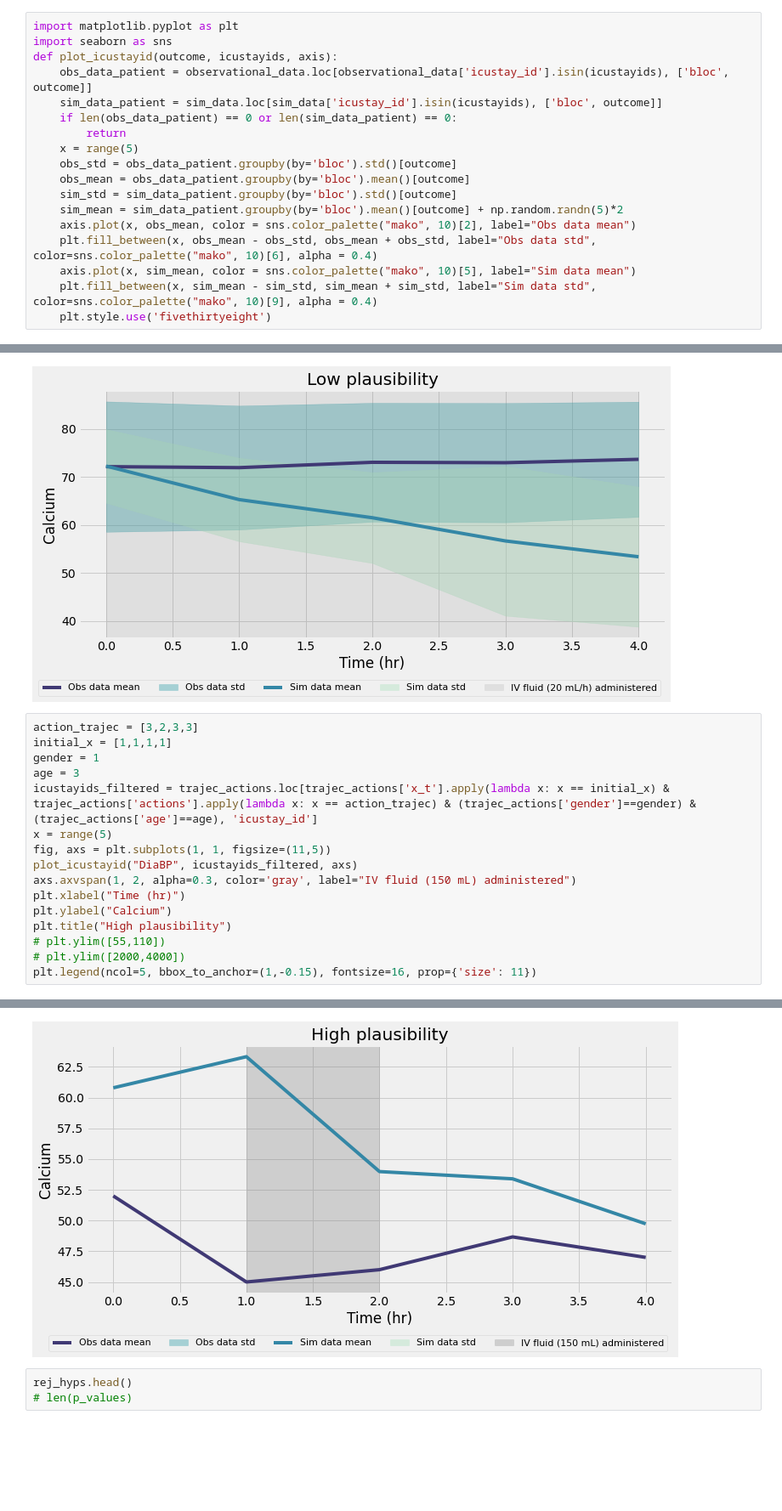
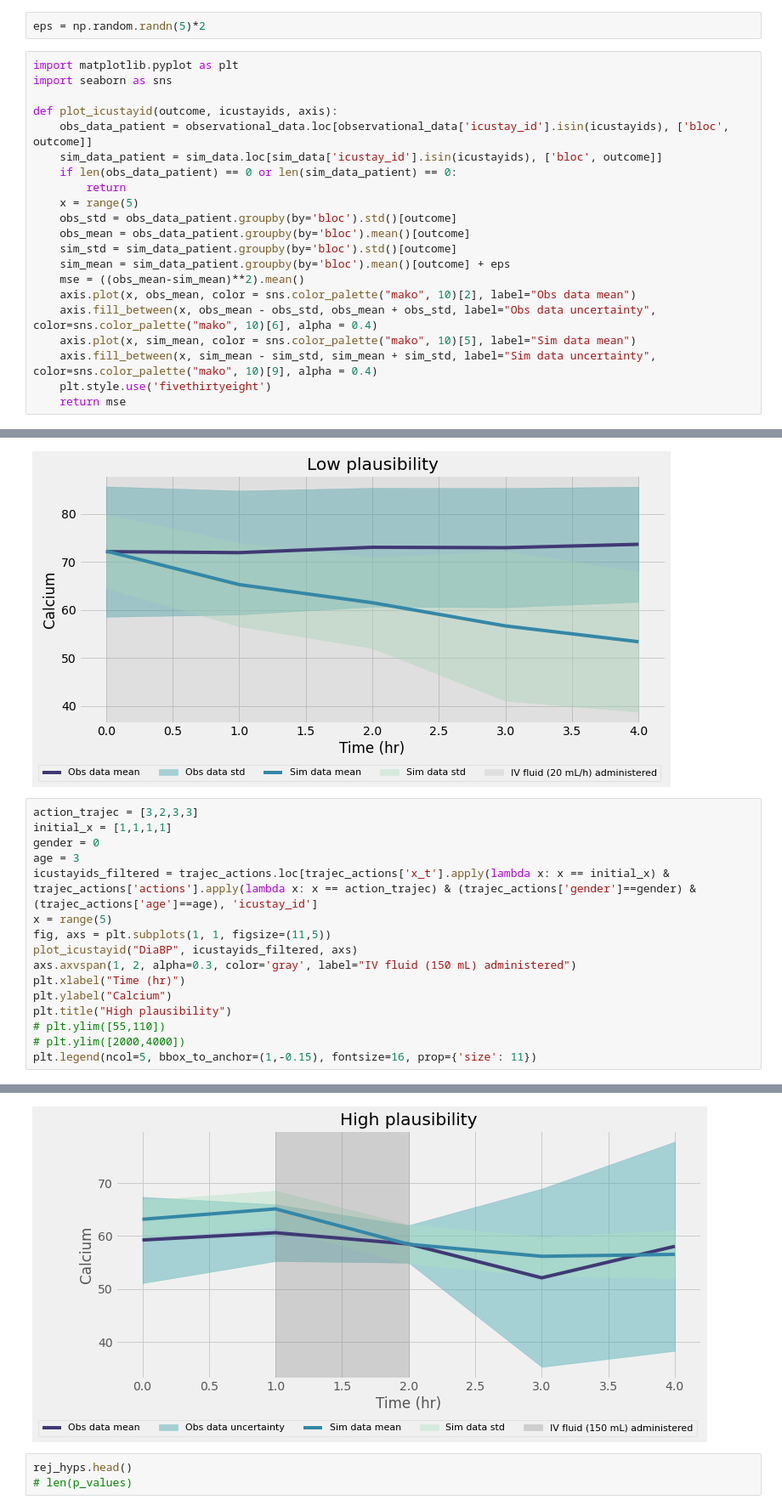
Before and after one commit to faaizT/CausalTwinAssessment, a Jupyter notebook: Hypothesis testing analysis (updated).ipynb, the cells around one changed output, grey strips where cells are left out. Shown at 85% size. Saved outputs shown, nothing was run; the diff lists cells and outputs as text; blank space fills up the shorter version.

```diff
--- a/Hypothesis testing analysis (updated).ipynb
+++ b/Hypothesis testing analysis (updated).ipynb
@@ -405,9 +425,12 @@ rej_hyps
 observational_data.loc[(observational_data['A']==4),'input_1hourly'].max()
 # %% [output]
 19.9997
+# %%
+eps = np.random.randn(5)*2
 # %%
 import matplotlib.pyplot as plt
 import seaborn as sns
+
 def plot_icustayid(outcome, icustayids, axis):
     obs_data_patient = observational_data.loc[observational_data['icustay_id'].isin(icustayids), ['bloc', outcome]]
     sim_data_patient = sim_data.loc[sim_data['icustay_id'].isin(icustayids), ['bloc', outcome]]
@@ -417,9 +440,11 @@ def plot_icustayid(outcome, icustayids, axis):
     obs_std = obs_data_patient.groupby(by='bloc').std()[outcome]
     obs_mean = obs_data_patient.groupby(by='bloc').mean()[outcome]
     sim_std = sim_data_patient.groupby(by='bloc').std()[outcome]
-    sim_mean = sim_data_patient.groupby(by='bloc').mean()[outcome] + np.random.randn(5)*2
+    sim_mean = sim_data_patient.groupby(by='bloc').mean()[outcome] + eps
+    mse = ((obs_mean-sim_mean)**2).mean()
     axis.plot(x, obs_mean, color = sns.color_palette("mako", 10)[2], label="Obs data mean")
-    plt.fill_between(x, obs_mean - obs_std, obs_mean + obs_std, label="Obs data std", color=sns.color_palette("mako", 10)[6], alpha = 0.4)
+    axis.fill_between(x, obs_mean - obs_std, obs_mean + obs_std, label="Obs data uncertainty", color=sns.color_palette("mako", 10)[6], alpha = 0.4)
     axis.plot(x, sim_mean, color = sns.color_palette("mako", 10)[5], label="Sim data mean")
-    plt.fill_between(x, sim_mean - sim_std, sim_mean + sim_std, label="Sim data std", color=sns.color_palette("mako", 10)[9], alpha = 0.4)
+    axis.fill_between(x, sim_mean - sim_std, sim_mean + sim_std, label="Sim data uncertainty", color=sns.color_palette("mako", 10)[9], alpha = 0.4)
     plt.style.use('fivethirtyeight')
+    return mse
@@ -480,22 +712,22 @@ plt.legend(ncol=5, bbox_to_anchor=(1,-0.15), fontsize=16, prop={'size': 11})
 # %%
 action_trajec = [3,2,3,3]
 initial_x = [1,1,1,1]
-gender = 1
+gender = 0
 age = 3
 icustayids_filtered = trajec_actions.loc[trajec_actions['x_t'].apply(lambda x: x == initial_x) & trajec_actions['actions'].apply(lambda x: x == action_trajec) & (trajec_actions['gender']==gender) & (trajec_actions['age']==age), 'icustay_id']
 x = range(5)
 fig, axs = plt.subplots(1, 1, figsize=(11,5))
 plot_icustayid("DiaBP", icustayids_filtered, axs)
 axs.axvspan(1, 2, alpha=0.3, color='gray', label="IV fluid (150 mL) administered")
 plt.xlabel("Time (hr)")
 plt.ylabel("Calcium")
 plt.title("High plausibility")
 # plt.ylim([55,110])
 # plt.ylim([2000,4000])
 plt.legend(ncol=5, bbox_to_anchor=(1,-0.15), fontsize=16, prop={'size': 11})
 # %% [output]
 <matplotlib.legend.Legend at 0x...>
-[figure, old version]
+[figure, new version]
 # %%
 rej_hyps.head()
 # len(p_values)
```
Also changed, not shown: parts of 14 cells of this notebook, 2 other files.
